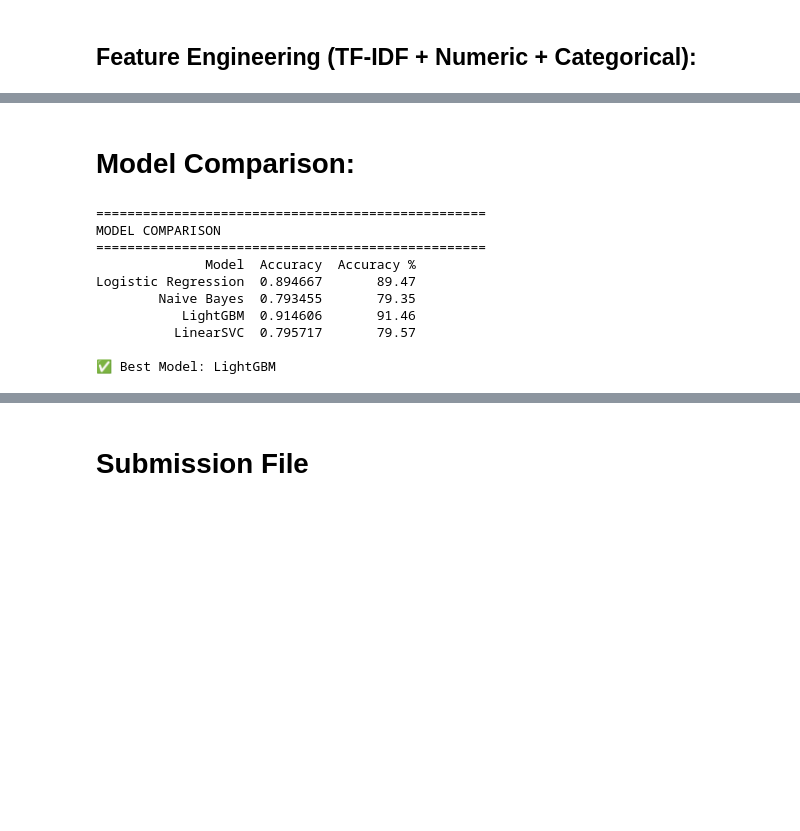
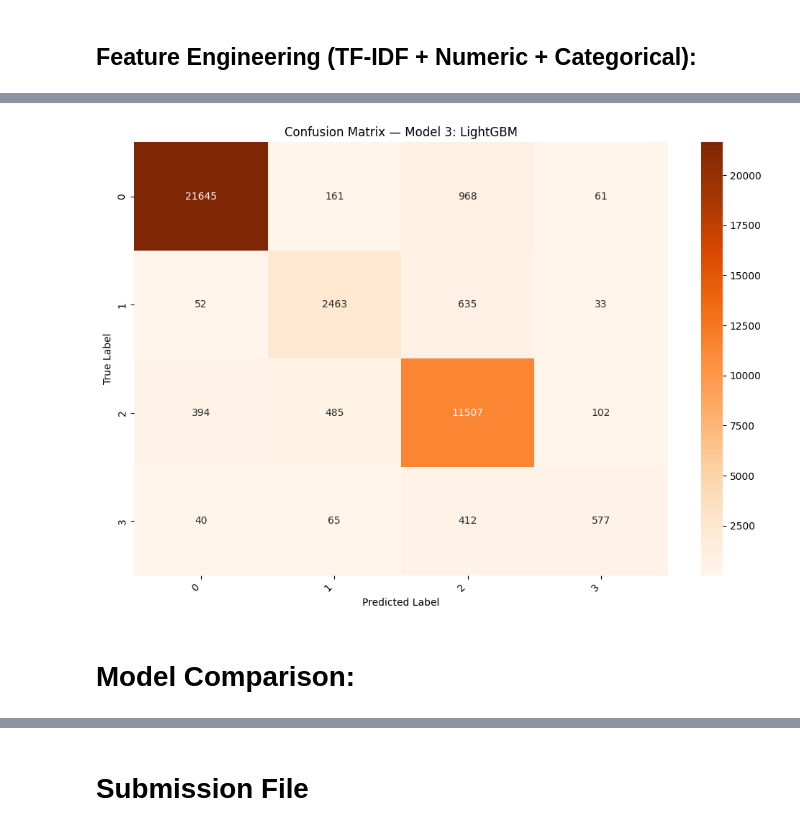
Before and after one commit to prakashpuri/Machine-Learning-Project, a Jupyter notebook: 24f1001025-notebook-t12026.ipynb, the cells around one changed output, grey strips where cells are left out. Cells and saved outputs as stored; diff of their text form; code cells hidden in the pictures; blank space fills up the shorter version.

```diff
--- a/24f1001025-notebook-t12026.ipynb
+++ b/24f1001025-notebook-t12026.ipynb
@@ -376,0 +288,22 @@ plt.show'''
+# %%
+# CELL 8 — Model 3: LightGBM FAST (~3-5 min)
+print('Training Model 3 (2-4 minutes)...')
+
+lgbm = lgb.LGBMClassifier(
+    n_estimators=300,      # 700 se 300 kiya — 3x faster, accuracy same
+    learning_rate=0.1,
+    num_leaves=31,         # 63 se 31 — faster
+    subsample=0.8,
+    colsample_bytree=0.8,
+    reg_alpha=0.1,
+    reg_lambda=0.1,
+    random_state=42,
+    n_jobs=-1,
+    verbose=-1
+)
+lgbm.fit(X_tr, y_tr)
+
+preds_lgbm = lgbm.predict(X_vl)
+acc_lgbm   = accuracy_score(y_vl, preds_lgbm)
+print(f'Model 3 Accuracy: {acc_lgbm*100:.2f}%')
+print(classification_report(y_vl, preds_lgbm))
@@ -377,25 +323,17 @@ plt.show'''
+# %%
+# Confusion Matrix — Model 3
+cm3 = confusion_matrix(y_vl, preds_lgbm, labels=lgbm.classes_)
+
+plt.figure(figsize=(10, 7))
+sns.heatmap(cm3, annot=True, fmt='d', cmap='Oranges',
+            xticklabels=lgbm.classes_, yticklabels=lgbm.classes_)
+plt.title('Confusion Matrix — Model 3: LightGBM')
+plt.xlabel('Predicted Label')
+plt.ylabel('True Label')
+plt.xticks(rotation=45, ha='right')
+plt.tight_layout()
+plt.show()
+# %% [output]
+[figure, added]
 # %% [markdown]
 # Model Comparison:
-# %%
-print("=" * 50)
-print("MODEL COMPARISON")
-print("=" * 50)
-results = pd.DataFrame({
-    'Model'   : ['Logistic Regression', 'Naive Bayes', 'LightGBM', 'LinearSVC'],
-    'Accuracy': [acc_m1, acc_m2, acc_m3, acc_m4]   # ← sirf 4 models
-})
-results['Accuracy %'] = (results['Accuracy'] * 100).round(2)
-print(results.to_string(index=False))
-best_model = results.loc[results['Accuracy'].idxmax(), 'Model']
-print(f"\n✅ Best Model: {best_model}")
-# %% [output]
-==================================================
-MODEL COMPARISON
-==================================================
-              Model  Accuracy  Accuracy %
-Logistic Regression  0.894667       89.47
-        Naive Bayes  0.793455       79.35
-           LightGBM  0.914606       91.46
-          LinearSVC  0.795717       79.57
-
-✅ Best Model: LightGBM
```
Also changed, not shown: parts of 138 cells of this notebook.
